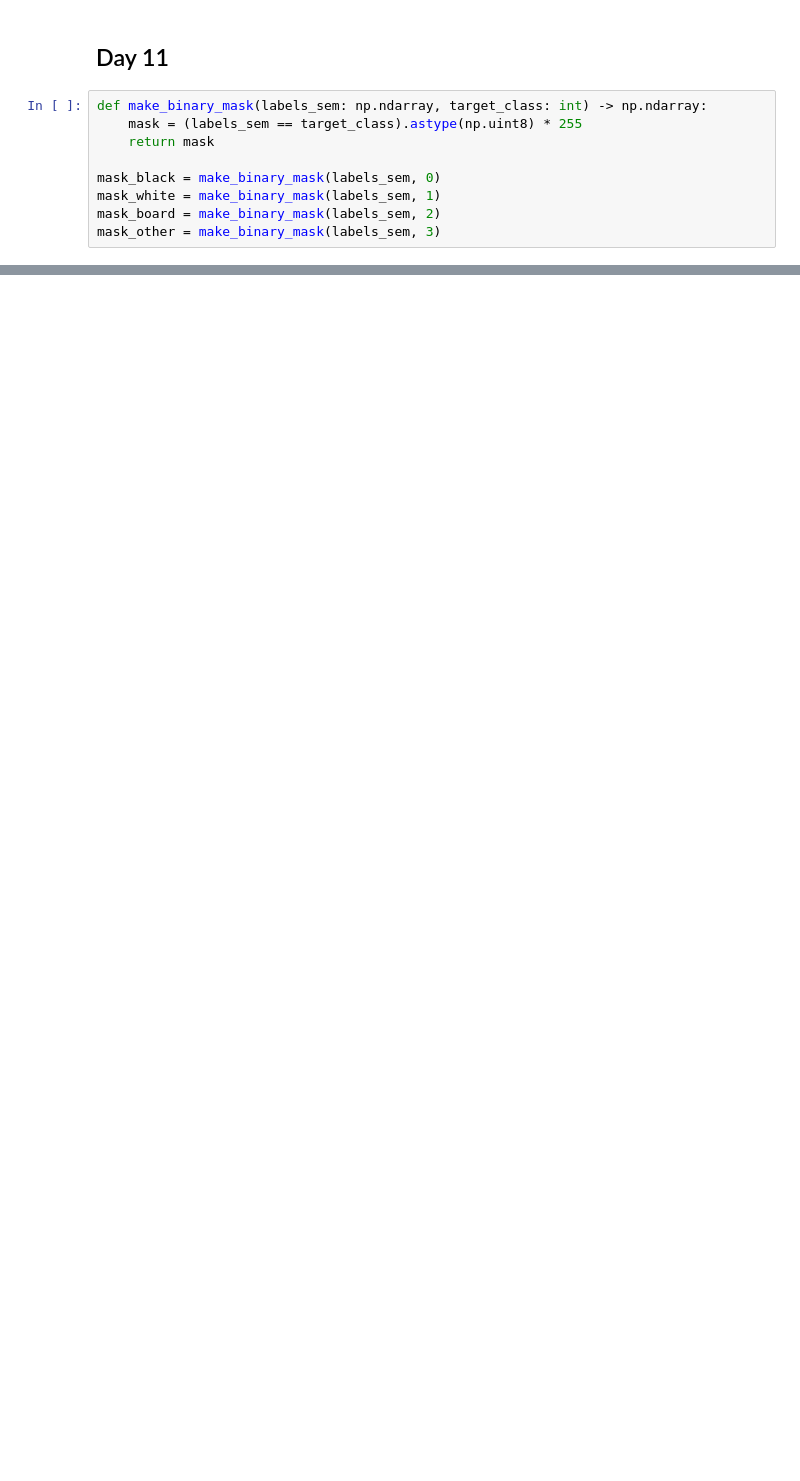
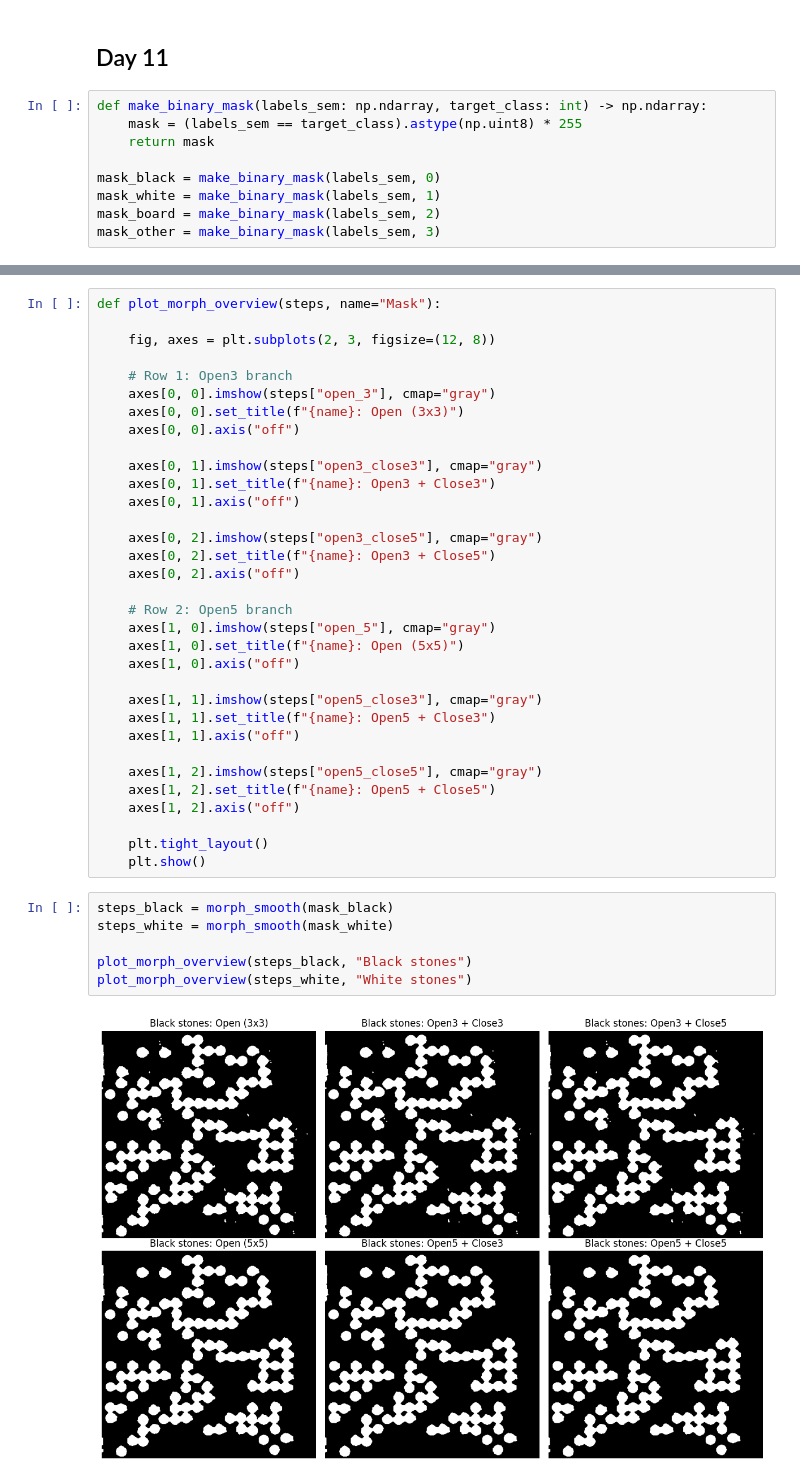
Before and after one commit to infamousperi/GBSV_MC, a Jupyter notebook: MC2/Segmentation_Morphological_Operations_Object_Properties.ipynb, the cells around one changed output, grey strips where cells are left out. Cells and saved outputs as stored; diff of their text form; blank space fills up the shorter version.

```diff
--- a/MC2/Segmentation_Morphological_Operations_Object_Properties.ipynb
+++ b/MC2/Segmentation_Morphological_Operations_Object_Properties.ipynb
@@ -355,0 +379,41 @@ show_pair(mask_board, mask_other, titles=("Raw shadow mask", "Raw board mask"))
+# %%
+def plot_morph_overview(steps, name="Mask"):
+
+    fig, axes = plt.subplots(2, 3, figsize=(12, 8))
+
+    # Row 1: Open3 branch
+    axes[0, 0].imshow(steps["open_3"], cmap="gray")
+    axes[0, 0].set_title(f"{name}: Open (3x3)")
+    axes[0, 0].axis("off")
+
+    axes[0, 1].imshow(steps["open3_close3"], cmap="gray")
+    axes[0, 1].set_title(f"{name}: Open3 + Close3")
+    axes[0, 1].axis("off")
+
+    axes[0, 2].imshow(steps["open3_close5"], cmap="gray")
+    axes[0, 2].set_title(f"{name}: Open3 + Close5")
+    axes[0, 2].axis("off")
+
+    # Row 2: Open5 branch
+    axes[1, 0].imshow(steps["open_5"], cmap="gray")
+    axes[1, 0].set_title(f"{name}: Open (5x5)")
+    axes[1, 0].axis("off")
+
+    axes[1, 1].imshow(steps["open5_close3"], cmap="gray")
+    axes[1, 1].set_title(f"{name}: Open5 + Close3")
+    axes[1, 1].axis("off")
+
+    axes[1, 2].imshow(steps["open5_close5"], cmap="gray")
+    axes[1, 2].set_title(f"{name}: Open5 + Close5")
+    axes[1, 2].axis("off")
+
+    plt.tight_layout()
+    plt.show()
+# %%
+steps_black = morph_smooth(mask_black)
+steps_white = morph_smooth(mask_white)
+
+plot_morph_overview(steps_black, "Black stones")
+plot_morph_overview(steps_white, "White stones")
+# %% [output]
+[figure, added]
```
Also changed, not shown: parts of 9 cells of this notebook.
